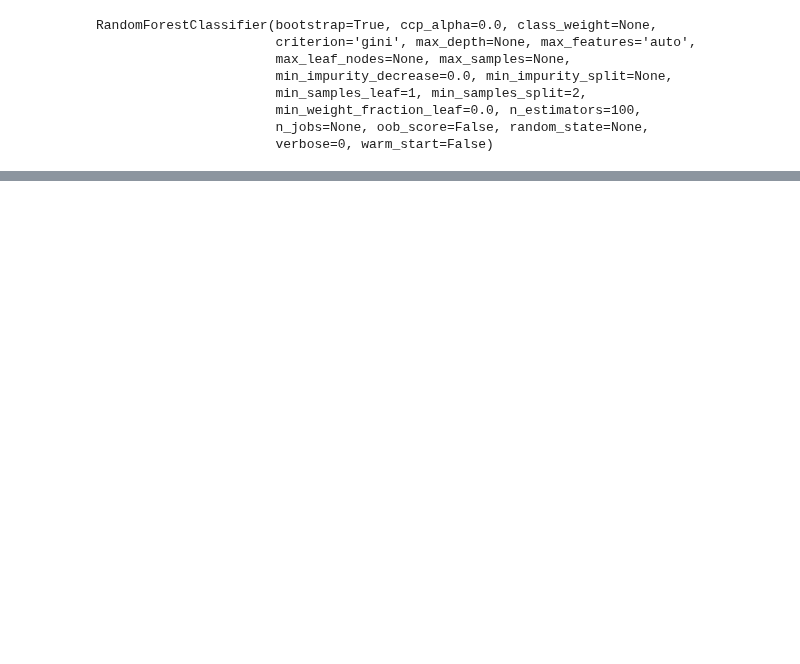
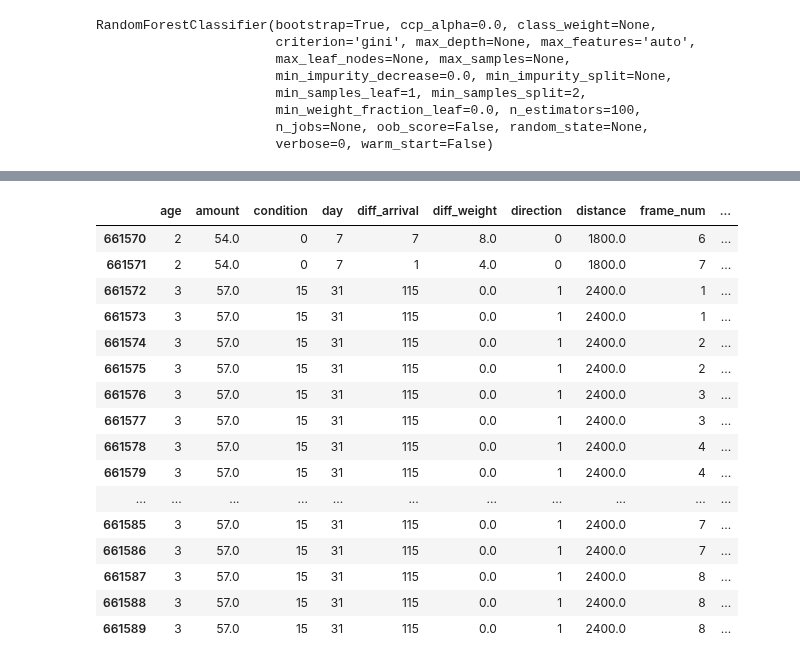
Before and after one commit to TokyoYoshida/GoogleColab, a Jupyter notebook: ディープラーニング用競馬データ作成_and_ランダムフォレスト_競馬予想_random_forest_keiba20200528.ipynb, the cells around one changed output, grey strips where cells are left out. Saved outputs shown, nothing was run; the diff lists cells and outputs as text; code cells hidden in the pictures; blank space fills up the shorter version.

```diff
--- a/ディープラーニング用競馬データ作成_and_ランダムフォレスト_競馬予想_random_forest_keiba20200528.ipynb
+++ b/ディープラーニング用競馬データ作成_and_ランダムフォレスト_競馬予想_random_forest_keiba20200528.ipynb
@@ -526,0 +464,24 @@ KeyError: ignored
+# %%
+res_darby = darby_df.apply(lambda x: set_prev_race(old, x), axis = 1)
+# %%
+darby_and_old  = pd.concat([old,res_darby])
+# %%
+darby_and_old.tail(20)
+# %% [output]
+|  | age | amount | condition | day | diff_arrival | diff_weight | direction | distance | frame_num | ... |
+| 661570 | 2 | 54.0 | 0 | 7 | 7 | 8.0 | 0 | 1800.0 | 6 | ... |
+| 661571 | 2 | 54.0 | 0 | 7 | 1 | 4.0 | 0 | 1800.0 | 7 | ... |
+| 661572 | 3 | 57.0 | 15 | 31 | 115 | 0.0 | 1 | 2400.0 | 1 | ... |
+| 661573 | 3 | 57.0 | 15 | 31 | 115 | 0.0 | 1 | 2400.0 | 1 | ... |
+| 661574 | 3 | 57.0 | 15 | 31 | 115 | 0.0 | 1 | 2400.0 | 2 | ... |
+| 661575 | 3 | 57.0 | 15 | 31 | 115 | 0.0 | 1 | 2400.0 | 2 | ... |
+| 661576 | 3 | 57.0 | 15 | 31 | 115 | 0.0 | 1 | 2400.0 | 3 | ... |
+| 661577 | 3 | 57.0 | 15 | 31 | 115 | 0.0 | 1 | 2400.0 | 3 | ... |
+| 661578 | 3 | 57.0 | 15 | 31 | 115 | 0.0 | 1 | 2400.0 | 4 | ... |
+| 661579 | 3 | 57.0 | 15 | 31 | 115 | 0.0 | 1 | 2400.0 | 4 | ... |
+| ... | ... | ... | ... | ... | ... | ... | ... | ... | ... | ... |
+| 661585 | 3 | 57.0 | 15 | 31 | 115 | 0.0 | 1 | 2400.0 | 7 | ... |
+| 661586 | 3 | 57.0 | 15 | 31 | 115 | 0.0 | 1 | 2400.0 | 7 | ... |
+| 661587 | 3 | 57.0 | 15 | 31 | 115 | 0.0 | 1 | 2400.0 | 8 | ... |
+| 661588 | 3 | 57.0 | 15 | 31 | 115 | 0.0 | 1 | 2400.0 | 8 | ... |
+| 661589 | 3 | 57.0 | 15 | 31 | 115 | 0.0 | 1 | 2400.0 | 8 | ... |
```
Also changed, not shown: parts of 38 cells of this notebook.
